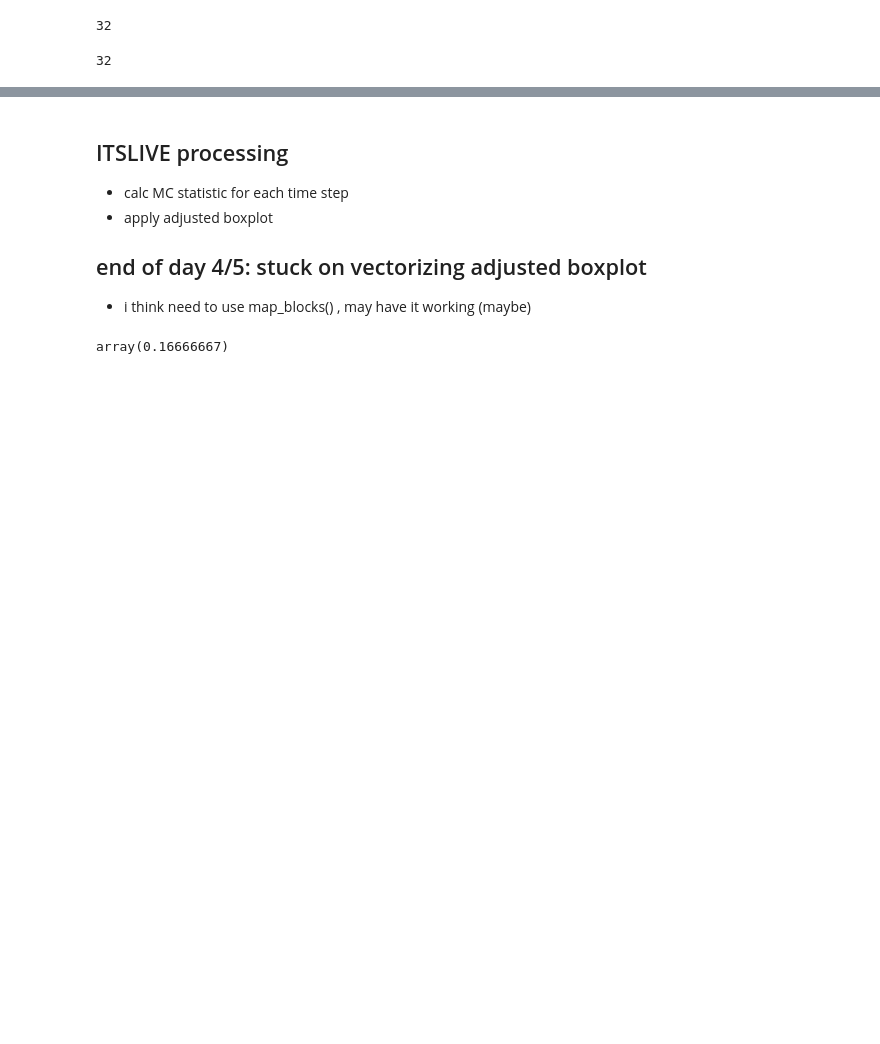
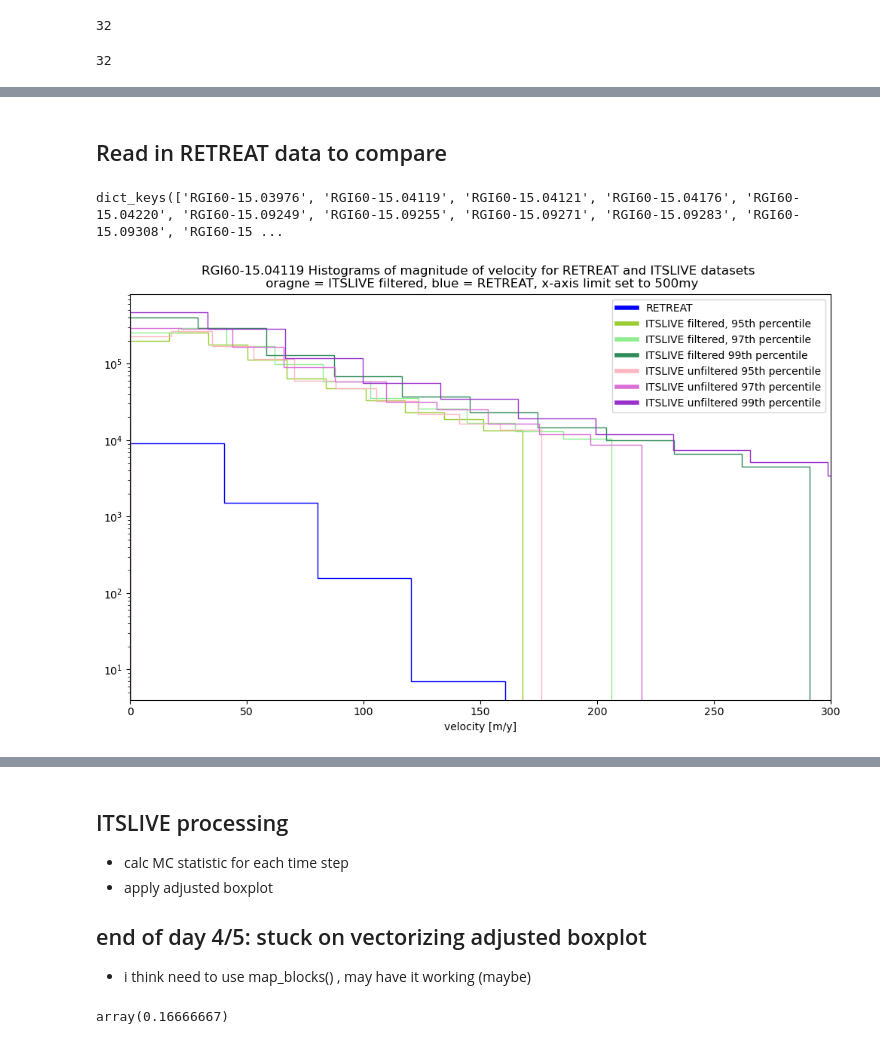
Before and after one commit to e-marshall/itslivetools, a Jupyter notebook: 2023/new_retreat/notebooks/analysis/46_itslive_adjusted_boxplot.ipynb, the cells around one changed output, grey strips where cells are left out. Drawn from its saved outputs; the diff is of its cells as text; code cells hidden in the pictures; blank space fills up the shorter version.

Commit message:
adding notebooks and retreat py files

```diff
--- a/2023/new_retreat/notebooks/analysis/46_itslive_adjusted_boxplot.ipynb
+++ b/2023/new_retreat/notebooks/analysis/46_itslive_adjusted_boxplot.ipynb
@@ -57,3 +58,27 @@ itslive_dict = dict(zip(key_ls, val_ls))
 len(itslive_dict.keys())
 # %% [output]
 32
+# %%
+rgi_ls, ds_ls = [],[]
+for key in itslive_dict.keys():
+    print(key)
+    rgi_ls.append(key)
+    ds = itslive_dict[key]
+    ds = itslive_tools.add_time_separation(ds)
+    ds = ds.sortby('mid_date', ascending=True)
+    ds_short = ds.where(ds.img_separation <= 90, drop=True)
+    #ds = itslive_tools.trim_img_separation(ds, 90)
+
+
+    ds_filtered = itslive_tools.outlier_detection_adj_boxplot(ds_short)
+    #add 98th percentile  v var
+    vf_98 = np.nanpercentile(ds_filtered.v_filtered.stack(xyt = ('x','y','mid_date')), 98)
+    vf_98_sub = ds_filtered.where(ds_filtered.v_filtered <= vf_98, drop=True)
+
+    ds_filtered['vf_98'] = vf_98_sub
+
+
+    ds_ls.append(ds_filtered)
+    #print(len(ds_filtered.mid_date))
+
+filtered_dict = dict(zip(rgi_ls, ds_ls))
@@ -59,0 +89,21 @@ len(itslive_dict.keys())
+# %% [markdown]
+## Read in RETREAT data to compare
+# %%
+retreat_path = '/uufs/chpc.utah.edu/common/home/cryosphere/emarshall/44_retreat_clipped/'
+retreat_files = os.listdir(retreat_path)
+retreat_files = [f for f in retreat_files if 'rgi' not in f]
+# %%
+r_key_ls, r_val_ls = [],[]
+
+for f in range(len(retreat_files)):
+
+    g = retreat_files[f][3:-3]
+    r_key_ls.append(g)
+    ds = xr.open_dataset(os.path.join(retreat_path, retreat_files[f]))
+    r_val_ls.append(ds)
+
+retreat_dict = dict(zip(r_key_ls, r_val_ls))
+# %%
+retreat_dict.keys()
+# %% [output]
+dict_keys(['RGI60-15.03976', 'RGI60-15.04119', 'RGI60-15.04121', 'RGI60-15.04176', 'RGI60-15.04220', 'RGI60-15.09249', 'RGI60-15.09255', 'RGI60-15.09271', 'RGI60-15.09283', 'RGI60-15.09308', 'RGI60-15 ...
@@ -59,0 +154,5 @@ len(itslive_dict.keys())
+# %%
+fig, ax = plt.subplots(figsize=(12,7))
+compare_retreat_itslive_histograms(retreat_dict['RGI60-15.04119'],filtered_dict['RGI60-15.04119'], 'RGI60-15.04119')
+# %% [output]
+[figure, added]
```
Also changed, not shown: parts of 24 cells of this notebook, 10 other files.
